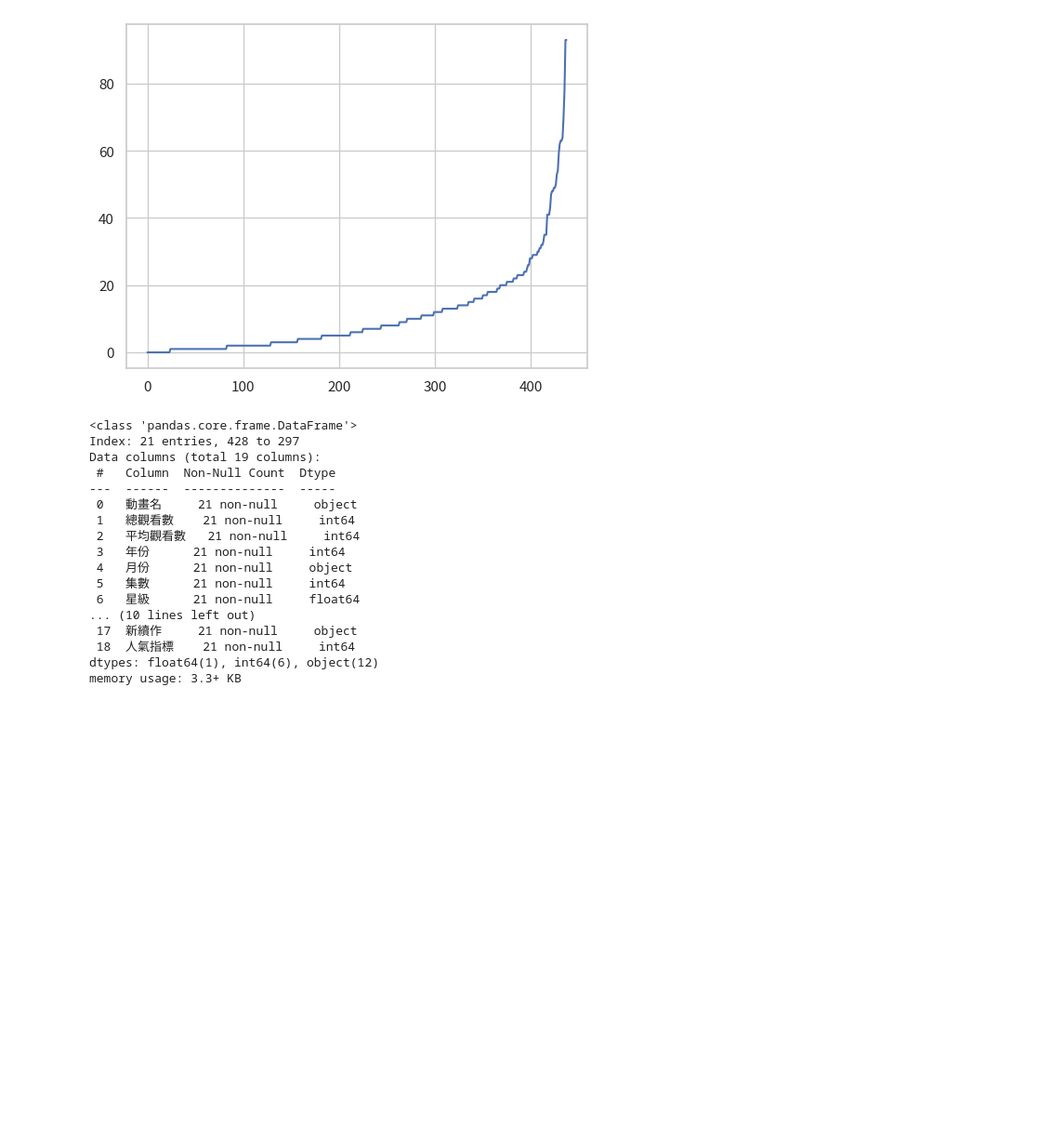
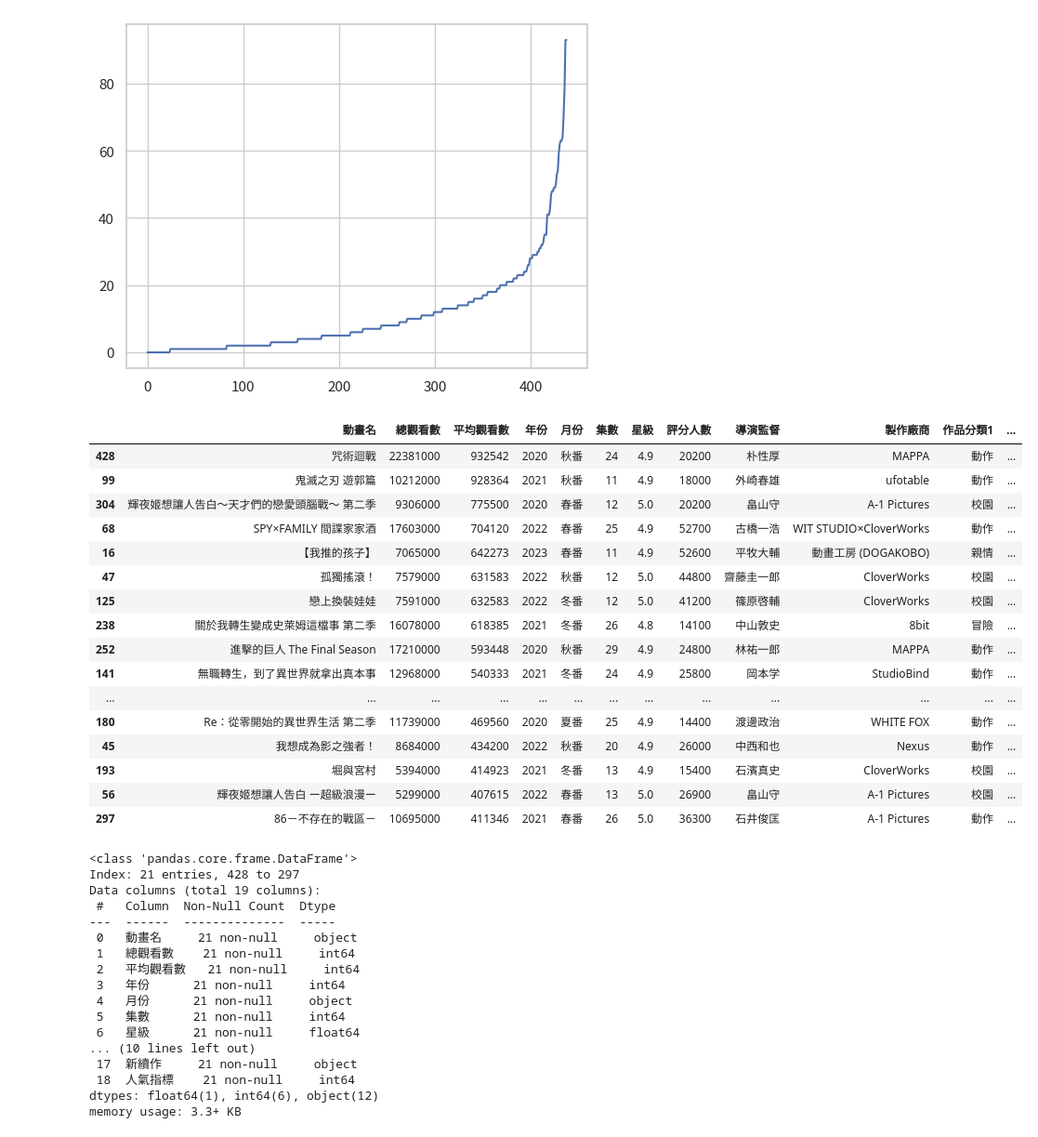
Before and after one commit to hsiaoyt0923/Anime_View_Number_Regression, a Jupyter notebook: visualize.ipynb, the cells around one changed output. Shown: that part at 93% size. Cells and saved outputs as stored; diff of their text form; code cells hidden in the pictures; blank space fills up the shorter version.

```diff
--- a/visualize.ipynb
+++ b/visualize.ipynb
@@ -535,6 +535,25 @@ plt.show()
 [figure]
 # %%
 df1 = df.loc[df['人氣指標'] > 40].sort_values('人氣指標', ascending=False)
+df1
+# %% [output]
+|  | 動畫名 | 總觀看數 | 平均觀看數 | 年份 | 月份 | 集數 | 星級 | 評分人數 | 導演監督 | 製作廠商 | 作品分類1 | ... |
+| 428 | 咒術迴戰 | 22381000 | 932542 | 2020 | 秋番 | 24 | 4.9 | 20200 | 朴性厚 | MAPPA | 動作 | ... |
+| 99 | 鬼滅之刃 遊郭篇 | 10212000 | 928364 | 2021 | 秋番 | 11 | 4.9 | 18000 | 外崎春雄 | ufotable | 動作 | ... |
+| 304 | 輝夜姬想讓人告白～天才們的戀愛頭腦戰～ 第二季 | 9306000 | 775500 | 2020 | 春番 | 12 | 5.0 | 20200 | 畠山守 | A-1 Pictures | 校園 | ... |
+| 68 | SPY×FAMILY 間諜家家酒 | 17603000 | 704120 | 2022 | 春番 | 25 | 4.9 | 52700 | 古橋一浩 | WIT STUDIO×CloverWorks | 動作 | ... |
+| 16 | 【我推的孩子】 | 7065000 | 642273 | 2023 | 春番 | 11 | 4.9 | 52600 | 平牧大輔 | 動畫工房 (DOGAKOBO) | 親情 | ... |
+| 47 | 孤獨搖滾！ | 7579000 | 631583 | 2022 | 秋番 | 12 | 5.0 | 44800 | 齋藤圭一郎 | CloverWorks | 校園 | ... |
+| 125 | 戀上換裝娃娃 | 7591000 | 632583 | 2022 | 冬番 | 12 | 5.0 | 41200 | 篠原啓輔 | CloverWorks | 校園 | ... |
+| 238 | 關於我轉生變成史萊姆這檔事 第二季 | 16078000 | 618385 | 2021 | 冬番 | 26 | 4.8 | 14100 | 中山敦史 | 8bit | 冒險 | ... |
+| 252 | 進擊的巨人 The Final Season | 17210000 | 593448 | 2020 | 秋番 | 29 | 4.9 | 24800 | 林祐一郎 | MAPPA | 動作 | ... |
+| 141 | 無職轉生，到了異世界就拿出真本事 | 12968000 | 540333 | 2021 | 冬番 | 24 | 4.9 | 25800 | 岡本学 | StudioBind | 動作 | ... |
+| ... | ... | ... | ... | ... | ... | ... | ... | ... | ... | ... | ... | ... |
+| 180 | Re：從零開始的異世界生活 第二季 | 11739000 | 469560 | 2020 | 夏番 | 25 | 4.9 | 14400 | 渡邊政治 | WHITE FOX | 動作 | ... |
+| 45 | 我想成為影之強者！ | 8684000 | 434200 | 2022 | 秋番 | 20 | 4.9 | 26000 | 中西和也 | Nexus | 動作 | ... |
+| 193 | 堀與宮村 | 5394000 | 414923 | 2021 | 冬番 | 13 | 4.9 | 15400 | 石濱真史 | CloverWorks | 校園 | ... |
+| 56 | 輝夜姬想讓人告白 ー超級浪漫ー | 5299000 | 407615 | 2022 | 春番 | 13 | 5.0 | 26900 | 畠山守 | A-1 Pictures | 校園 | ... |
+| 297 | 86－不存在的戰區－ | 10695000 | 411346 | 2021 | 春番 | 26 | 5.0 | 36300 | 石井俊匡 | A-1 Pictures | 動作 | ... |
 # %%
 df1.info()
 # %% [output]
```
Also changed, not shown: parts of 1 cell of this notebook.
